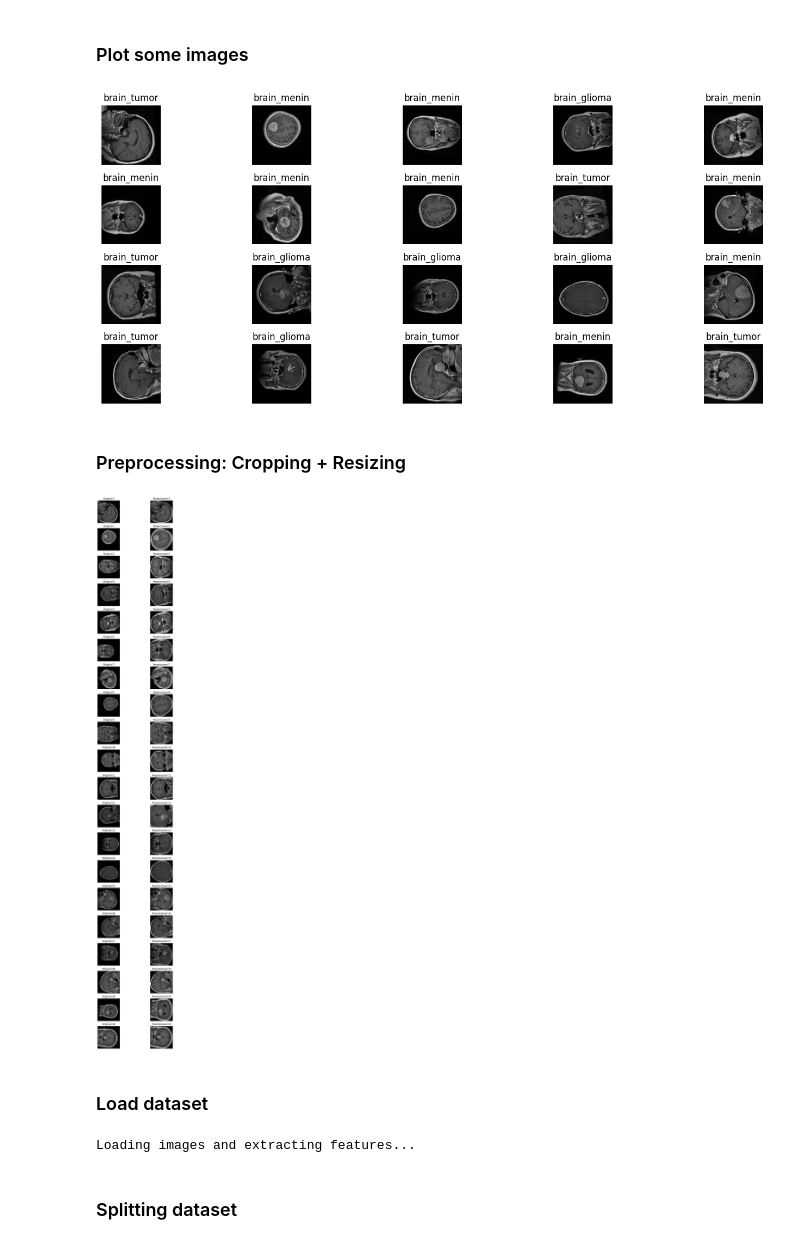
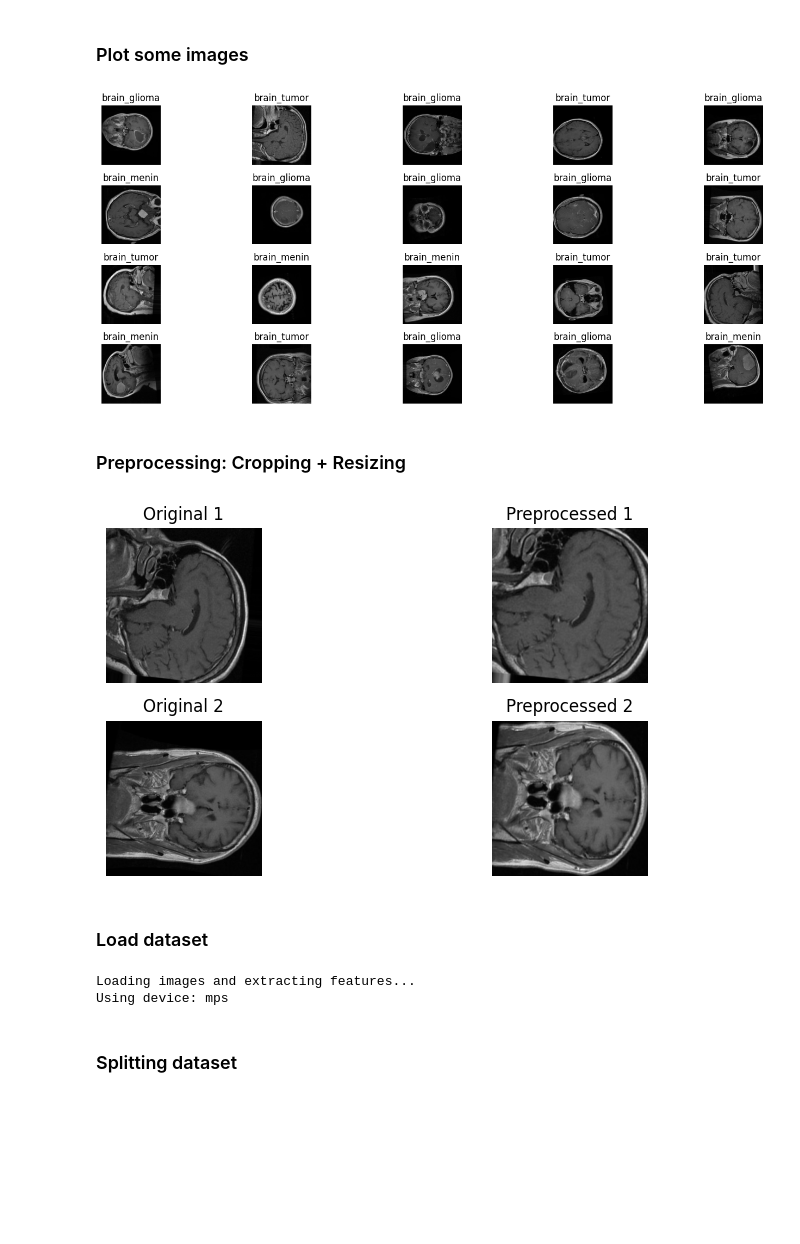
Before and after one commit to ThanhPhan14062003/ML_BarePass, a Jupyter notebook: notebooks/assignment1/exploration.ipynb, the cells around one changed output. Cells and saved outputs as stored; diff of their text form; code cells hidden in the pictures; blank space fills up the shorter version.

```diff
--- a/notebooks/assignment1/exploration.ipynb
+++ b/notebooks/assignment1/exploration.ipynb
@@ -107,5 +107,5 @@ if os.path.isdir(raw_data_dir):
 df = pd.DataFrame({'filepath': paths, 'labels': labels})
 
 df = df.sample(frac=1, random_state=42).reset_index(drop=True)
-df = df.iloc[:1500]
+df = df.iloc[:3000]
 # %%
@@ -190,7 +190,7 @@ for j in range(i + 1, len(axes)):
 plt.tight_layout()
 plt.show()
 # %% [output]
-[figure, old version]
+[figure, new version]
 # %% [markdown]
 ### Preprocessing: Cropping + Resizing
 # %%
@@ -202,6 +202,7 @@ from PIL import Image
 from skimage import io, color
 from src.data.preprocess import crop_brain_contour
 
+samples = df.sample(2)
 # Number of samples to visualize
 N = len(samples)
 
@@ -223,35 +224,34 @@ for i, image_path in enumerate(samples.filepath.values):
         original_image = (original_image * 255).astype(np.uint8)  # Normalize to uint8
 
         # Apply the cropping function
         cropped_image = crop_brain_contour(original_image)
 
         # Convert to PIL image for Torch processing
         cropped_pil = Image.fromarray(cropped_image)
 
         # Apply transformations
         image_tensor = transform(cropped_pil)
-
         # Convert back to NumPy for visualization
         cropped_np = image_tensor.squeeze(0).numpy()  # Remove batch dimension for grayscale
 
         # Plot original image
         axes[i, 0].imshow(original_image, cmap='gray')
         axes[i, 0].set_title(f"Original {i+1}")
         axes[i, 0].axis('off')
 
         # Plot preprocessed image
         axes[i, 1].imshow(cropped_np, cmap='gray')
         axes[i, 1].set_title(f"Preprocessed {i+1}")
         axes[i, 1].axis('off')
 
     except Exception as e:
         print(f"Error processing {image_path}: {e}")
 
 # Adjust layout and show plot
 plt.tight_layout()
 plt.show()
 # %% [output]
-[figure, old version]
+[figure, new version]
 # %% [markdown]
 ### Load dataset
 # %%
@@ -260,6 +260,7 @@ from src.data.make_dataset import load_data
 dataset = load_data(df)
 # %% [output]
 Loading images and extracting features...
+Using device: mps
 # %% [markdown]
 ### Splitting dataset
 # %%
```
Also changed, not shown: parts of 41 cells of this notebook, 14 other files.
